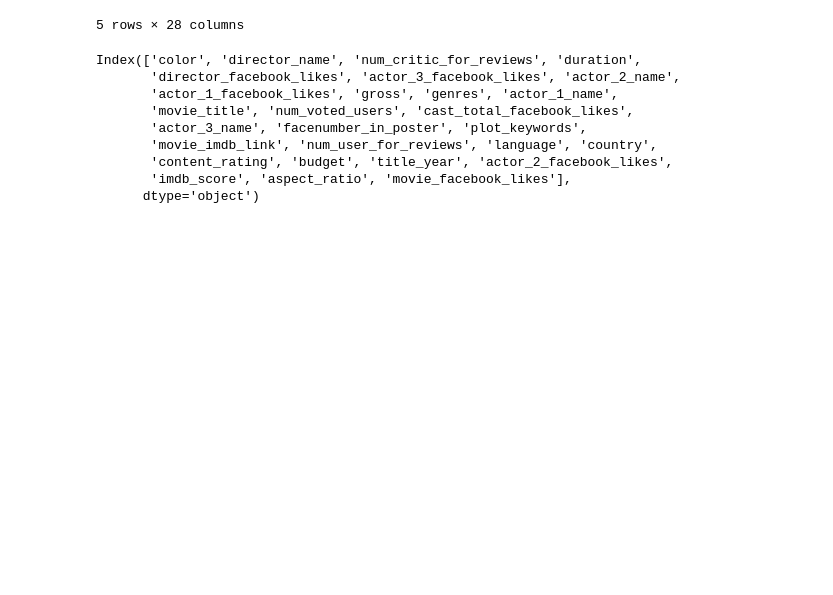
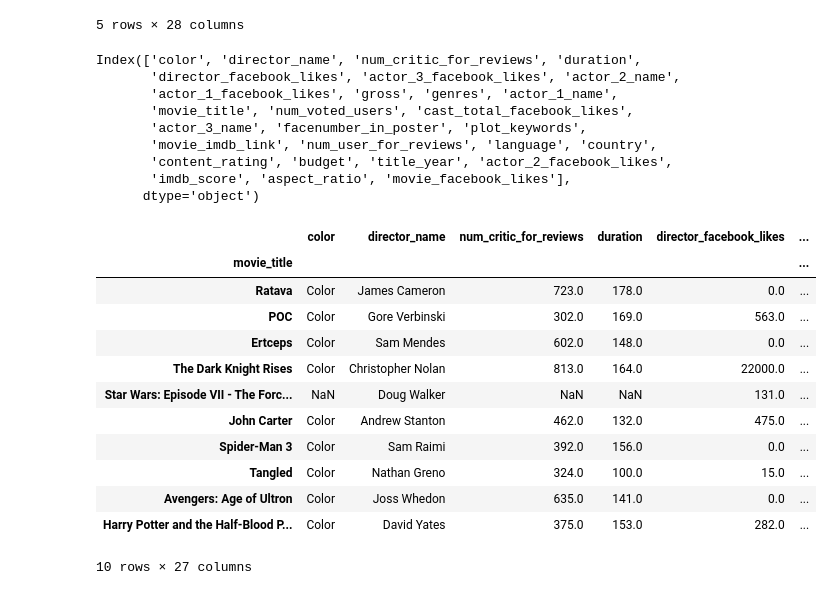
Before and after one commit to seyfullah642/pandas, a Jupyter notebook: Lesson01/exercise05.ipynb, the cells around one changed output. Cells and saved outputs as stored; diff of their text form; code cells hidden in the pictures; blank space fills up the shorter version.

```diff
--- a/Lesson01/exercise05.ipynb
+++ b/Lesson01/exercise05.ipynb
@@ -32,0 +44,16 @@ Index(['color', 'director_name', 'num_critic_for_reviews', 'duration',
+# %%
+movies.set_index('movie_title').rename(index=idx_map, columns=col_map).head(10)
+# %% [output]
+|  | color | director_name | num_critic_for_reviews | duration | director_facebook_likes | ... |
+| movie_title |  |  |  |  |  | ... |
+| Ratava | Color | James Cameron | 723.0 | 178.0 | 0.0 | ... |
+| POC | Color | Gore Verbinski | 302.0 | 169.0 | 563.0 | ... |
+| Ertceps | Color | Sam Mendes | 602.0 | 148.0 | 0.0 | ... |
+| The Dark Knight Rises | Color | Christopher Nolan | 813.0 | 164.0 | 22000.0 | ... |
+| Star Wars: Episode VII - The Forc... | NaN | Doug Walker | NaN | NaN | 131.0 | ... |
+| John Carter | Color | Andrew Stanton | 462.0 | 132.0 | 475.0 | ... |
+| Spider-Man 3 | Color | Sam Raimi | 392.0 | 156.0 | 0.0 | ... |
+| Tangled | Color | Nathan Greno | 324.0 | 100.0 | 15.0 | ... |
+| Avengers: Age of Ultron | Color | Joss Whedon | 635.0 | 141.0 | 0.0 | ... |
+| Harry Potter and the Half-Blood P... | Color | David Yates | 375.0 | 153.0 | 282.0 | ... |
+10 rows × 27 columns
```
Also changed, not shown: parts of 3 cells of this notebook, 1 other file.
